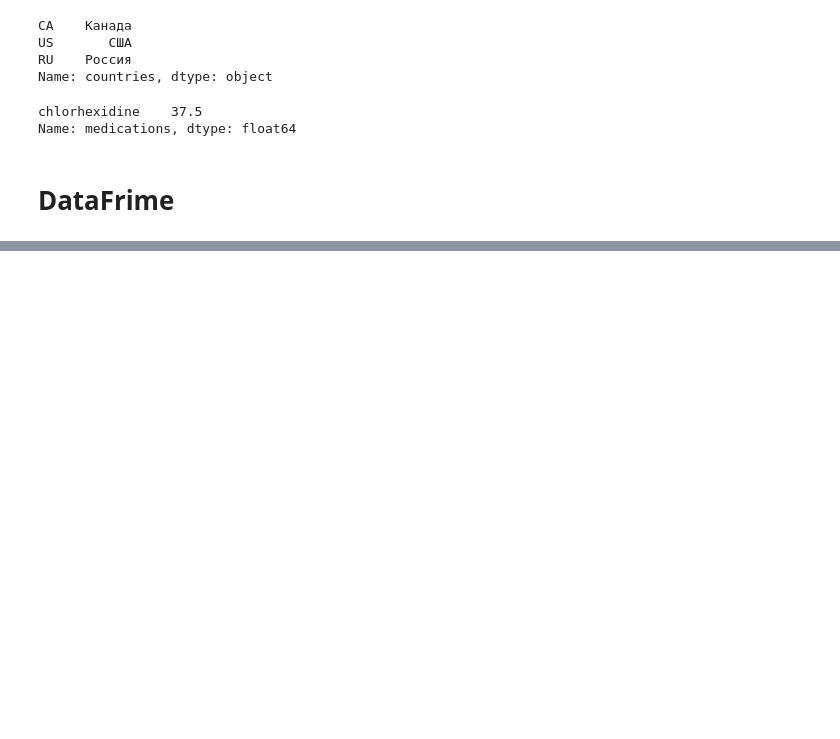
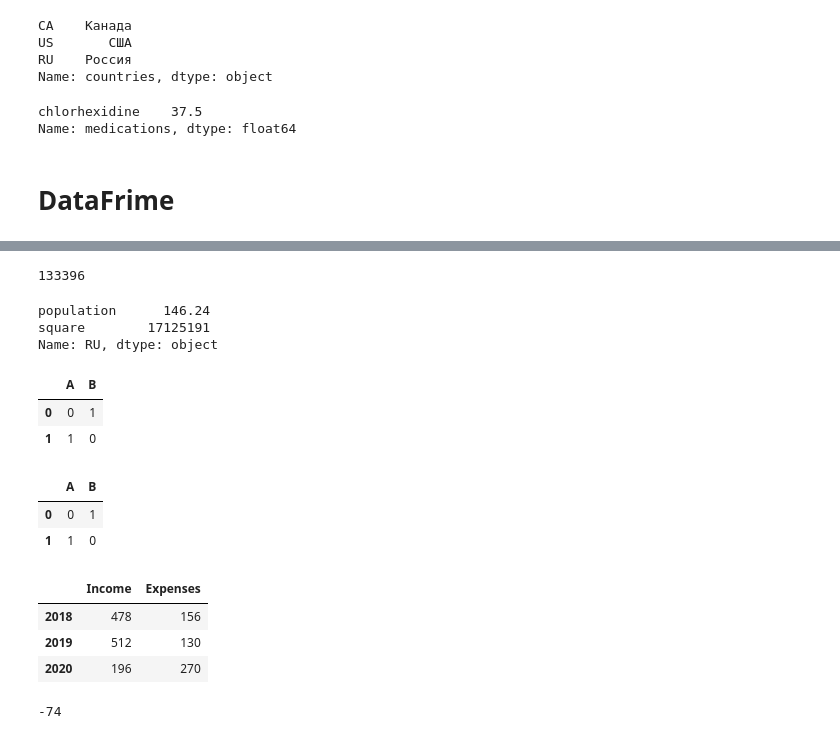
Before and after one commit to Ellana555/PythonBase, a Jupyter notebook: Pandas.ipynb, the cells around one changed output, grey strips where cells are left out. Drawn from its saved outputs; the diff is of its cells as text; code cells hidden in the pictures; blank space fills up the shorter version.

```diff
--- a/Pandas.ipynb
+++ b/Pandas.ipynb
@@ -124,0 +188,74 @@ countries_df = pd.DataFrame({
+# %%
+countries_df.loc['UK', 'square']
+# %% [output]
+133396
+# %%
+countries_df.loc['RU', ['population', 'square']]
+# %% [output]
+population      146.24
+square        17125191
+Name: RU, dtype: object
+# %%
+pd.DataFrame([[0,1], [1, 0]], columns=['А', 'B'])
+# %% [output]
+|  | А | B |
+| 0 | 0 | 1 |
+| 1 | 1 | 0 |
+# %%
+pd.DataFrame({'А': [0, 1], 'B': [1, 0]})
+# %% [output]
+|  | А | B |
+| 0 | 0 | 1 |
+| 1 | 1 | 0 |
+# %%
+def create_companyDF(income, expenses, years):
+    df = pd.DataFrame({
+        'Income':income,
+        'Expenses':expenses})
+    df.index = years
+    return df
+# %%
+income = [478, 512, 196]
+expenses = [156, 130, 270]
+years = [2018, 2019, 2020]
+display(create_companyDF(income, expenses, years))
+# %% [output]
+|  | Income | Expenses |
+| 2018 | 478 | 156 |
+| 2019 | 512 | 130 |
+| 2020 | 196 | 270 |
+# %%
+import pandas as pd
+
+def create_companyDF(income, expenses, years):
+    df = pd.DataFrame({
+        'Income':income,
+        'Expenses':expenses},
+        index = years)
+    return df
+
+def get_profit(df, year):
+    if year in df.index:
+        profit = df.loc[year, 'Income'] - df.loc[year, 'Expenses']
+    else:
+        profit=None
+    return profit
+    #df['pribil'] = df['income'] - df['expenses']
+    #profit = pd.loc('year', 'pribil')
+
+    """
+    А также напишите функцию get_profit(df, year), которая возвращает разницу между доходом и расходом, записанных в таблице df, за год year.
+    Учтите, что если информация за запрашиваемый год не указана в вашей таблице вам необходимо вернуть None.
+    """
+    #ваш код здесь
+    return profit
+
+if __name__ == '__main__':
+    expenses = [156, 130, 270]
+    income = [478, 512, 196]
+    years = [2018, 2019, 2020]
+
+    scienceyou = create_companyDF(income, expenses, years)
+    print(get_profit(scienceyou, 2020)) #-74
+# %% [output]
+-74
```
Also changed, not shown: parts of 6 cells of this notebook.
